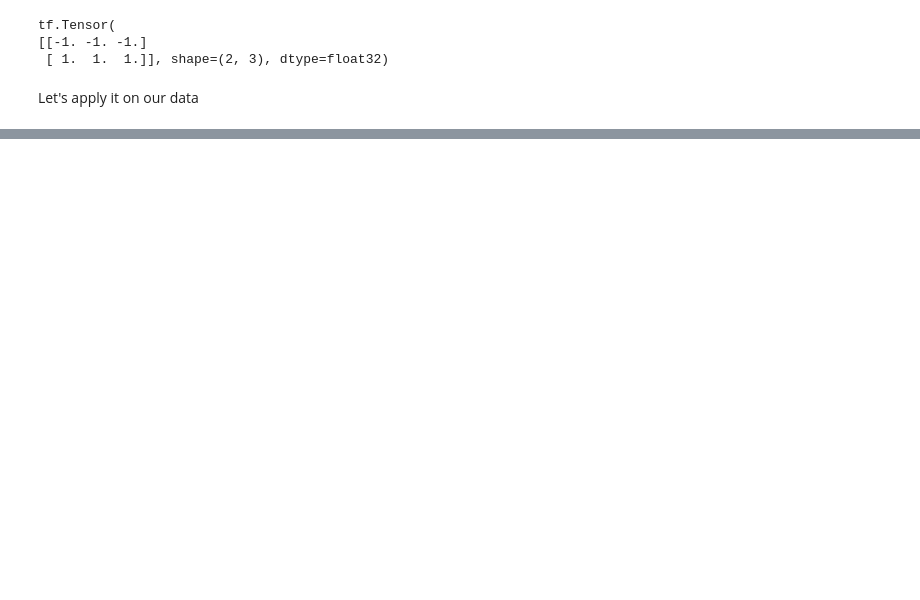
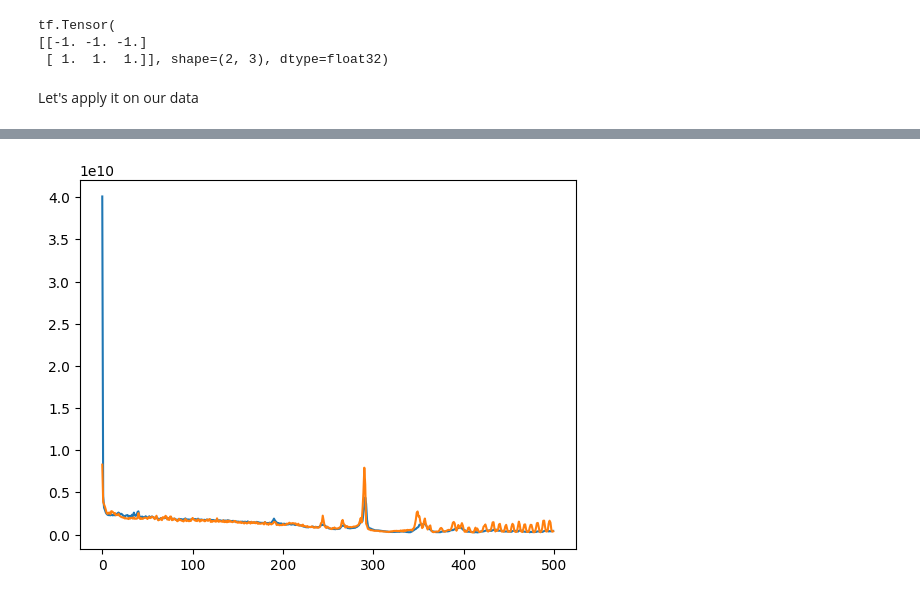
Before and after one commit to Venchislav/Neural-Networks, a Jupyter notebook: Second_hand_car_price.ipynb, the cells around one changed output, grey strips where cells are left out. Saved outputs shown, nothing was run; the diff lists cells and outputs as text; code cells hidden in the pictures; blank space fills up the shorter version.

```diff
--- a/Second_hand_car_price.ipynb
+++ b/Second_hand_car_price.ipynb
@@ -162,0 +197,3 @@ tf.Tensor(
+# %%
+val_dataset = tf.data.Dataset.from_tensor_slices((X_val, y_val))
+val_dataset = train_dataset.shuffle(buffer_size = 8, reshuffle_each_iteration = True).batch(32).prefetch(tf.data.AUTOTUNE)
@@ -162,0 +246,13 @@ tf.Tensor(
+# %%
+model.compile(
+    loss=MeanSquaredError(),
+    optimizer=Adam(learning_rate=0.1),
+    metrics=RootMeanSquaredError()
+)
+# %%
+history = model.fit(
+    train_dataset,
+    validation_data=val_dataset,
+    epochs=500,
+    verbose=2
+)
@@ -162,0 +280,5 @@ tf.Tensor(
+# %%
+plt.plot(history.history['loss']);
+plt.plot(history.history['val_loss']);
+# %% [output]
+[figure, added]
```
Also changed, not shown: parts of 40 cells of this notebook.
